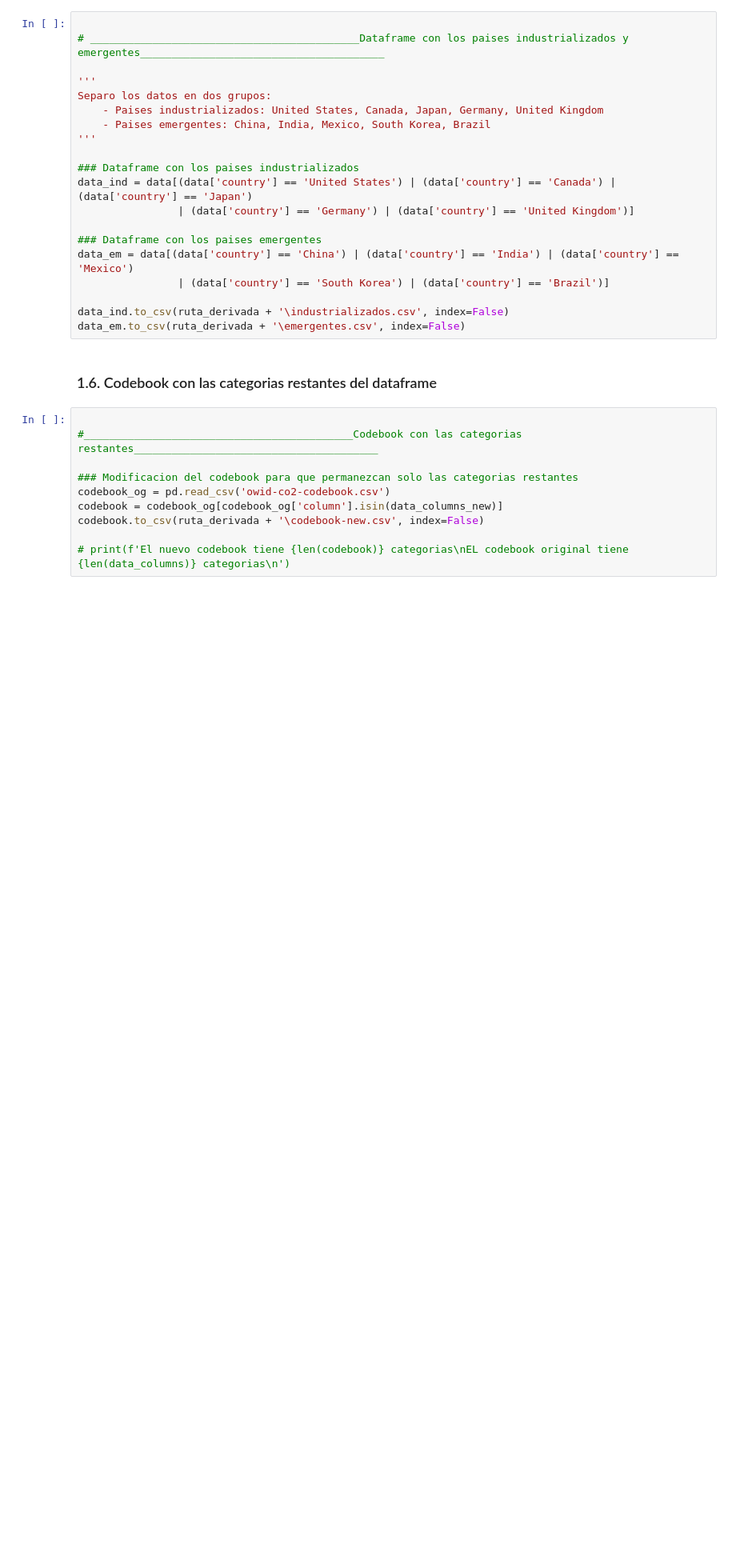
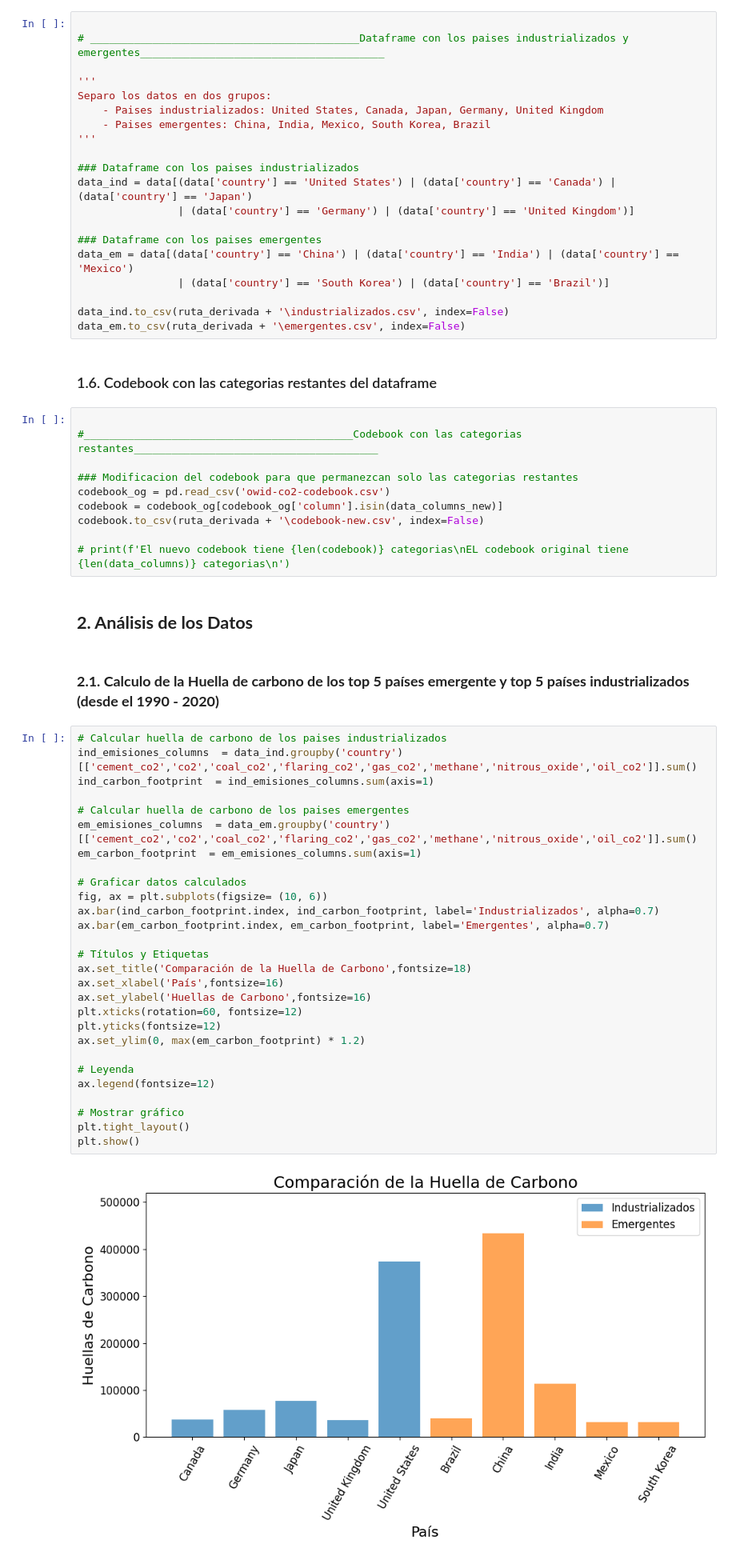
Before and after one commit to ramxv/proyecto-mod1-sic, a Jupyter notebook: main.ipynb, the cells around one changed output. Shown at 80% size. Saved outputs shown, nothing was run; the diff lists cells and outputs as text; blank space fills up the shorter version.

```diff
--- a/main.ipynb
+++ b/main.ipynb
@@ -164,3 +161,37 @@ codebook = codebook_og[codebook_og['column'].isin(data_columns_new)]
 codebook.to_csv(ruta_derivada + '\codebook-new.csv', index=False)
 
 # print(f'El nuevo codebook tiene {len(codebook)} categorias\nEL codebook original tiene {len(data_columns)} categorias\n')
+# %% [markdown]
+## **2. Análisis de los Datos**
+# %% [markdown]
+### **2.1. Calculo de la Huella de carbono de los top 5 países emergente y top 5 países industrializados (desde el 1990 - 2020)**
+# %%
+# Calcular huella de carbono de los paises industrializados
+ind_emisiones_columns  = data_ind.groupby('country')[['cement_co2','co2','coal_co2','flaring_co2','gas_co2','methane','nitrous_oxide','oil_co2']].sum()
+ind_carbon_footprint  = ind_emisiones_columns.sum(axis=1)
+
+# Calcular huella de carbono de los paises emergentes
+em_emisiones_columns  = data_em.groupby('country')[['cement_co2','co2','coal_co2','flaring_co2','gas_co2','methane','nitrous_oxide','oil_co2']].sum()
+em_carbon_footprint  = em_emisiones_columns.sum(axis=1)
+
+# Graficar datos calculados
+fig, ax = plt.subplots(figsize= (10, 6))
+ax.bar(ind_carbon_footprint.index, ind_carbon_footprint, label='Industrializados', alpha=0.7)
+ax.bar(em_carbon_footprint.index, em_carbon_footprint, label='Emergentes', alpha=0.7)
+
+# Títulos y Etiquetas
+ax.set_title('Comparación de la Huella de Carbono',fontsize=18)
+ax.set_xlabel('País',fontsize=16)
+ax.set_ylabel('Huellas de Carbono',fontsize=16)
+plt.xticks(rotation=60, fontsize=12)
+plt.yticks(fontsize=12)
+ax.set_ylim(0, max(em_carbon_footprint) * 1.2)
+
+# Leyenda
+ax.legend(fontsize=12)
+
+# Mostrar gráfico
+plt.tight_layout()
+plt.show()
+# %% [output]
+[figure, added]
```
Also changed, not shown: parts of 7 cells of this notebook.
